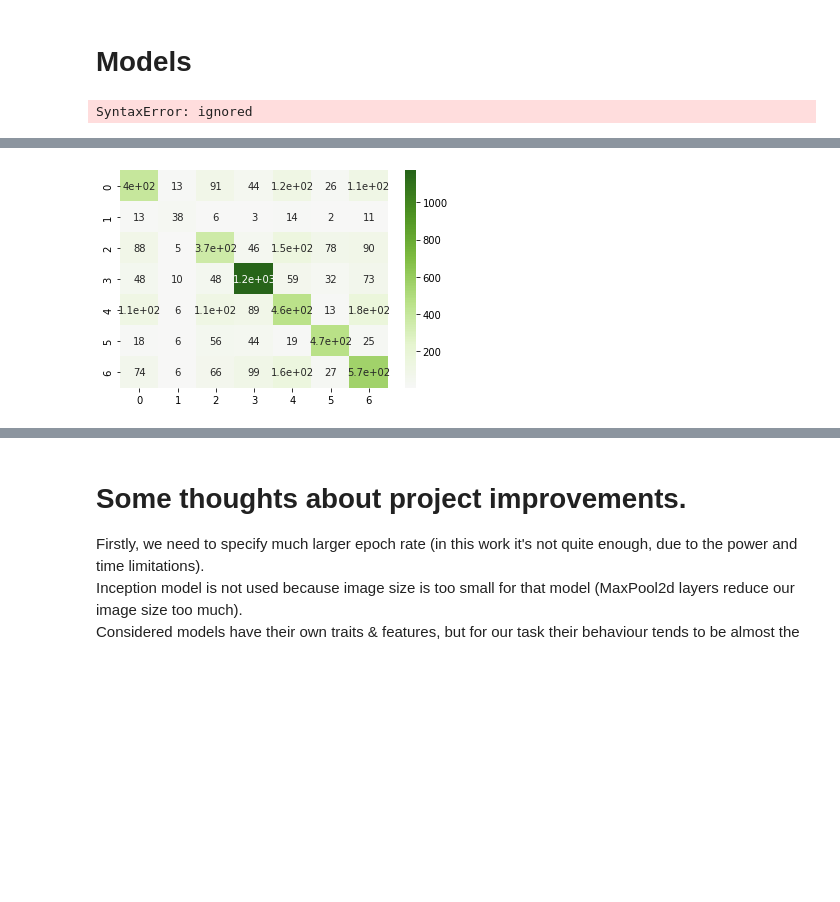
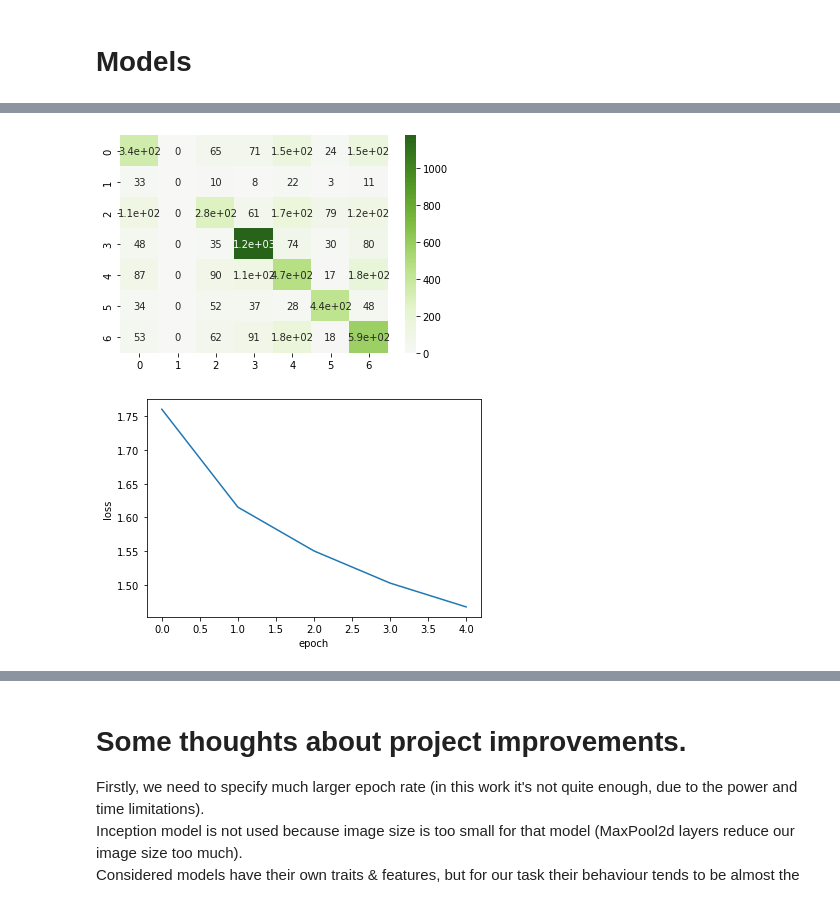
Before and after one commit to Stanislav-3/EmotionsClassifier, a Jupyter notebook: EmotionsClassifier.ipynb, the cells around one changed output, grey strips where cells are left out. Drawn from its saved outputs; the diff is of its cells as text; code cells hidden in the pictures; blank space fills up the shorter version.

Commit message:
Add loss plot

```diff
--- a/EmotionsClassifier.ipynb
+++ b/EmotionsClassifier.ipynb
@@ -166,7 +166,7 @@ def train_model(model, criterion, optimizer, scheduler, train_loader,
     count = 0
     iteration_list = []
     accuracy_list = []
-    loss_list = np.array((epochs, len(train_loader))
+    loss_list = np.empty((epochs, len(train_loader)))
 
 
     for epoch in range(epochs):
@@ -186,8 +186,8 @@ def train_model(model, criterion, optimizer, scheduler, train_loader,
 
             scheduler.step()
 
-            print(f'\t\t batch: #{batch + 1}, loss: {loss}')
-            loss_list[epoch, batch] = loss
+            # print(f'\t\t batch: #{batch + 1}, loss: {loss}')
+            loss_list[epoch][batch] = loss
 
             count += 1
 
@@ -220,8 +220,6 @@ def train_model(model, criterion, optimizer, scheduler, train_loader,
 
 
     return loss_list
-# %% [output]
-SyntaxError: ignored
 # %%
 # Testing model
 def test_model(model, test_loader):
@@ -246,3 +246,13 @@ def plot_confusin_matrix(y_real, y_test):
+# %%
+def plot_loss(loss: np.array):
+  y = loss.mean(axis=1)
+  x = [i for i in range(1, len(y) + 1)]
+
+  plt.xlabel('epoch')
+  plt.ylabel('loss')
+
+  plt.plot(x, y)
+  plt.show()
 # %%
 def run_pipeline(
     X,
@@ -287,8 +297,8 @@ def run_pipeline(
 
     # Augmentation
     transform = transforms.Compose([
-    transforms.RandomHorizontalFlip(0.5),
-    transforms.RandomRotation((-45,45))
+      transforms.RandomHorizontalFlip(0.5),
+      transforms.RandomRotation((-45,45))
     ])
 
     # Data loader
@@ -313,16 +323,17 @@ def run_pipeline(
     # Scheduler
     scheduler = lr_scheduler.StepLR(optimizer, step_size=step_size, gamma=gamma)
 
-    net = train_model(net, error, optimizer, scheduler, train_loader,
+    loss = train_model(net, error, optimizer, scheduler, train_loader,
                       transform, epochs)
 
     predictions = test_model(net, test_loader)
 
     print('Accuracy: ', metrics.accuracy_score(y_test, predictions))
     plot_confusin_matrix(y_test, predictions)
+    plot_loss(loss)
 # %%
 run_pipeline(X, y, model=models.resnet18(pretrained=True), show_summary=False,
-             epochs=100, batch_size=2048, lr=0.0005, step_size=5, gamma=1)
+             epochs=5, batch_size=2048, lr=0.0005, step_size=5, gamma=1)
 # %% [output]
 * Model training *
         * epoch #1
@@ -344 +350,2 @@ Accuracy:  0.6036224312086381
-[figure, old version]
+[figure, new version]
+[figure, added]
```
Also changed, not shown: parts of 4 cells of this notebook.
